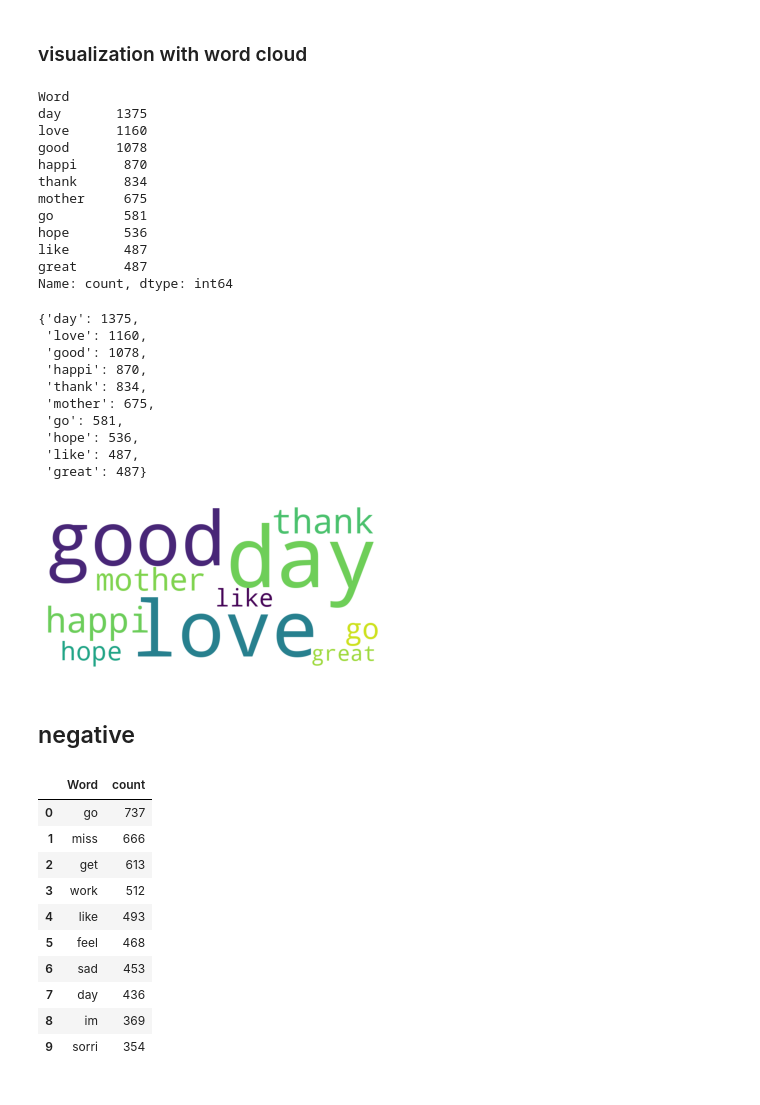
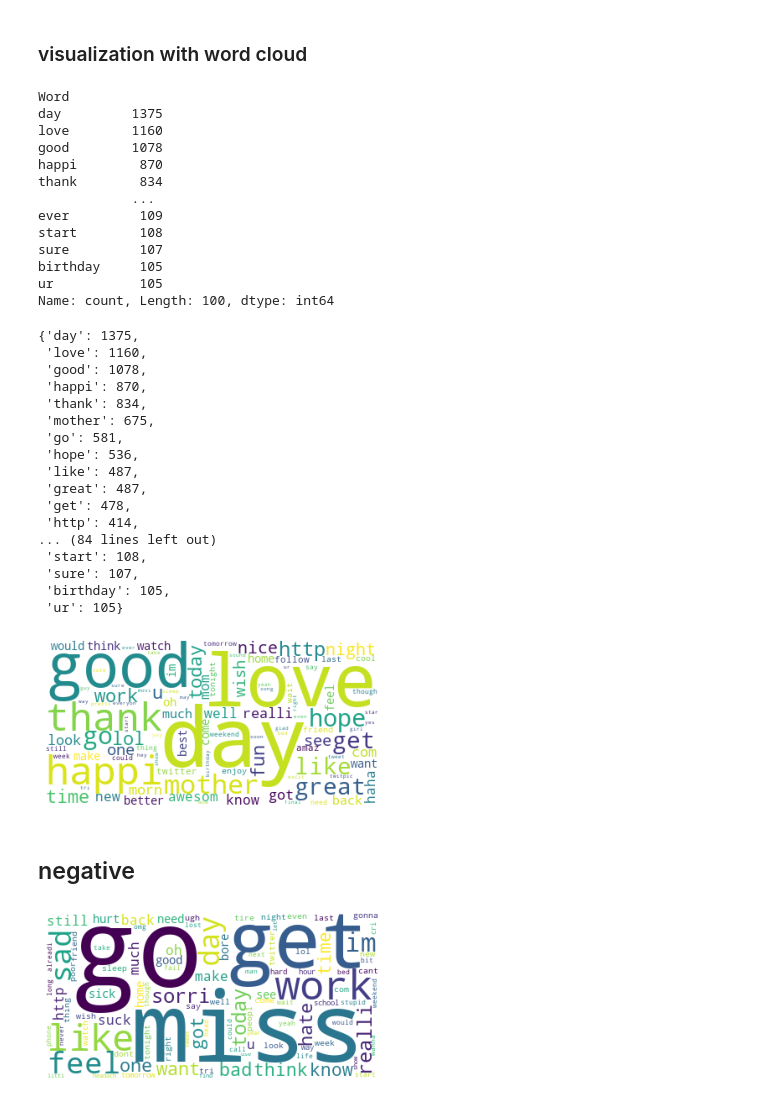
Before and after one commit to reejungkim/Natural-Language-Processing, a Jupyter notebook: Tweet.ipynb, the cells around one changed output. Saved outputs shown, nothing was run; the diff lists cells and outputs as text; code cells hidden in the pictures.

```diff
--- a/Tweet.ipynb
+++ b/Tweet.ipynb
@@ -294,21 +294,24 @@ plt.show()
 [figure]
 # %% [markdown]
 ### visualization with word cloud
+# %%
+common_words_positive  = common_words(positive, 'text processed', 100)
 # %%
 common_words_positive.set_index("Word")['count']
 # %% [output]
 Word
-day       1375
-love      1160
-good      1078
-happi      870
-thank      834
-mother     675
-go         581
-hope       536
-like       487
-great      487
-Name: count, dtype: int64
+day         1375
+love        1160
+good        1078
+happi        870
+thank        834
+            ...
+ever         109
+start        108
+sure         107
+birthday     105
+ur           105
+Name: count, Length: 100, dtype: int64
 # %%
 words = common_words_positive.set_index("Word")['count'].to_dict()
 words
@@ -322,32 +325,34 @@ words
  'go': 581,
  'hope': 536,
  'like': 487,
- 'great': 487}
+ 'great': 487,
+ 'get': 478,
+ 'http': 414,
+... (84 lines left out)
+ 'start': 108,
+ 'sure': 107,
+ 'birthday': 105,
+ 'ur': 105}
 # %%
 from wordcloud import WordCloud
-wc = WordCloud(background_color='white', width=800, height=400)
+wc = WordCloud(background_color='white', width=400, height=200)
 wordcloud = wc.generate_from_frequencies(words)
 plt.imshow(wordcloud)
 plt.axis('off')
 plt.show()
 # %% [output]
-[figure, old version]
+[figure, new version]
 # %% [markdown]
 ## negative
-# %%
-common_words_negative  = common_words(negative, 'text processed', 10)
-common_words_negative
-# %% [output]
-|  | Word | count |
-| 0 | go | 737 |
-| 1 | miss | 666 |
-| 2 | get | 613 |
-| 3 | work | 512 |
-| 4 | like | 493 |
-| 5 | feel | 468 |
-| 6 | sad | 453 |
-| 7 | day | 436 |
-| 8 | im | 369 |
-| 9 | sorri | 354 |
+# %%
+common_words_negative  = common_words(negative, 'text processed', 100)
+words_negative = common_words_negative.set_index("Word")['count'].to_dict()
+
+wordcloud = wc.generate_from_frequencies(words_negative)
+plt.imshow(wordcloud)
+plt.axis('off')
+plt.show()
+# %% [output]
+[figure, added]
 # %%
 common_words_negative.set_index('Word').sort_values(
```
Also changed, not shown: parts of 6 cells of this notebook.
